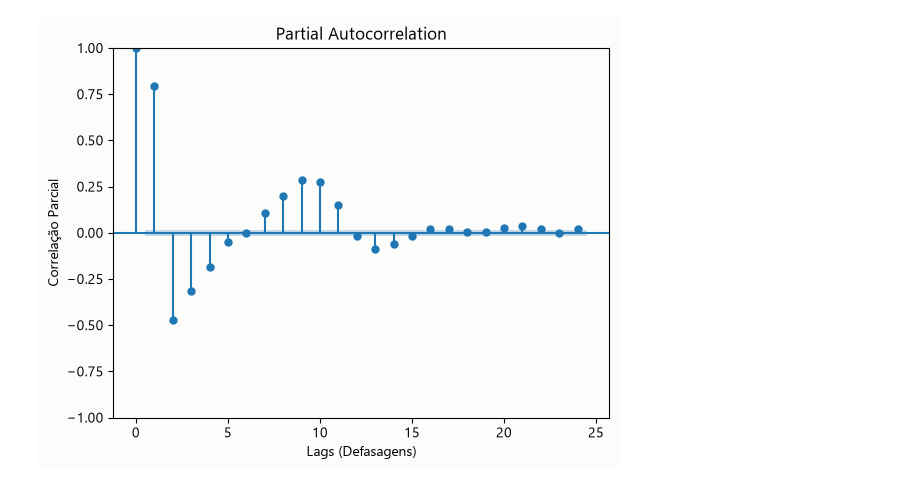
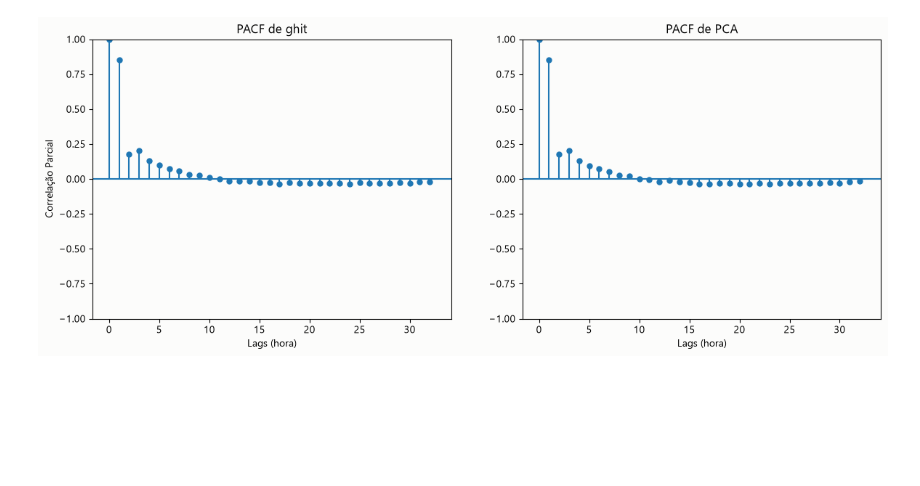
Before and after one commit to commonProgrammerr/knob-senses, a Jupyter notebook: utils/dataset_analysis.ipynb, the cells around one changed output. Saved outputs shown, nothing was run; the diff lists cells and outputs as text; code cells hidden in the pictures; blank space fills up the shorter version.

```diff
--- a/utils/dataset_analysis.ipynb
+++ b/utils/dataset_analysis.ipynb
@@ -30,7 +30,7 @@ pd.set_option("display.max_columns", 60)
 NL = chr(10)   # evita barra invertida no fonte; usado nos relatorios
 
 
-DATA_DIR = Path.cwd().parent / "data" / "processed"
+DATA_DIR = Path.cwd().parent / "data" / "raw"
 
 print(f"dados em {DATA_DIR}")
 print(f"semente: {SEED}")
@@ -39,7 +39,7 @@ dados em c:\Users\gusta\Documents\PlatformIO\Projects\knob-senses\data\processed
 semente: 42
 # %%
 ARQUIVOS = (
-    sorted(DATA_DIR.rglob("ifpee1*.csv"))
+    sorted(DATA_DIR.rglob("ifpe*.csv"))
 )
 CAMINHOS = {p.stem: p for p in ARQUIVOS}   # para reconferir contra o CSV bruto no fim
 print(f"{len(ARQUIVOS)} arquivos" + NL)
@@ -65,7 +65,7 @@ def load_file(p: Path):
 partes = []
 for p in ARQUIVOS:
     df = load_file(p)
-    df['station'] = p.stem
+    df['station'] = p.stem.split('_')[0]
     partes.append(df)
     print(f"  {p.parent.name:10} {p.stem:16} {len(df):7} linhas  {len(df.columns):2} colunas")
 
@@ -90,9 +98,12 @@ raw: pd.DataFrame = pd.concat(partes, ignore_index=True)
 # %%
 
 # remover colunas "mortas"
-REMOVE_COLS = {"arquivo", "estacao", "ano"}
-if REMOVE_COLS.issubset(raw.columns):
-    raw = raw.drop(columns=[c for c in REMOVE_COLS if c in raw.columns])
+REMOVE_COLS = {"ano", 'velocidade_vento', 'condicao' }
+raw = raw.drop(columns=[c for c in REMOVE_COLS if c in raw.columns])
 
-df = show_dataset(raw.copy())
+df = raw[raw.station ].copy()
+
+df.PCA = df.PCA.fillna(0)
+
+show_dataset(df).head()
 # %% [output]
@@ -112,0 +132,2 @@ d2 = df.assign(
+# %%
+df = show_dataset(df[df.PCA != 0].reset_index())
@@ -178,14 +367,22 @@ ax.set_xlabel("mes"); ax.set_ylabel("kW por W/m2 (x1000)"); ax.grid(alpha=.3)
 # %%
 from statsmodels.graphics.tsaplots import plot_pacf
 
-plot_pacf(df[df.datetime.dt.year < 2024].PCA, lags=24, method="ywm")
+df_a = df.copy()  # remove 2024, que tem perda de dados
+
+
+fig, ax =plt.subplots(ncols=2, figsize=(14, 5))
+plot_pacf(df_a.ghit, ax=ax[0], lags=32, method="ywm", title="PACF de ghit")
+plot_pacf(df_a.PCA, ax=ax[1], lags=32, method="ywm", title="PACF de PCA")
+
 
 # 3. Exibindo o gráfico
-plt.xlabel("Lags (Defasagens)")
-plt.ylabel("Correlação Parcial")
+ax[0].set_xlabel("Lags (hora)")
+ax[0].set_ylabel("Correlação Parcial")
+ax[1].set_xlabel("Lags (hora)")
+
 plt.show()
 # %% [output]
-[figure, old version]
+[figure, new version]
 # %%
 from statsmodels.regression.linear_model import yule_walker
 
```
Also changed, not shown: parts of 17 cells of this notebook, 6 other files.
